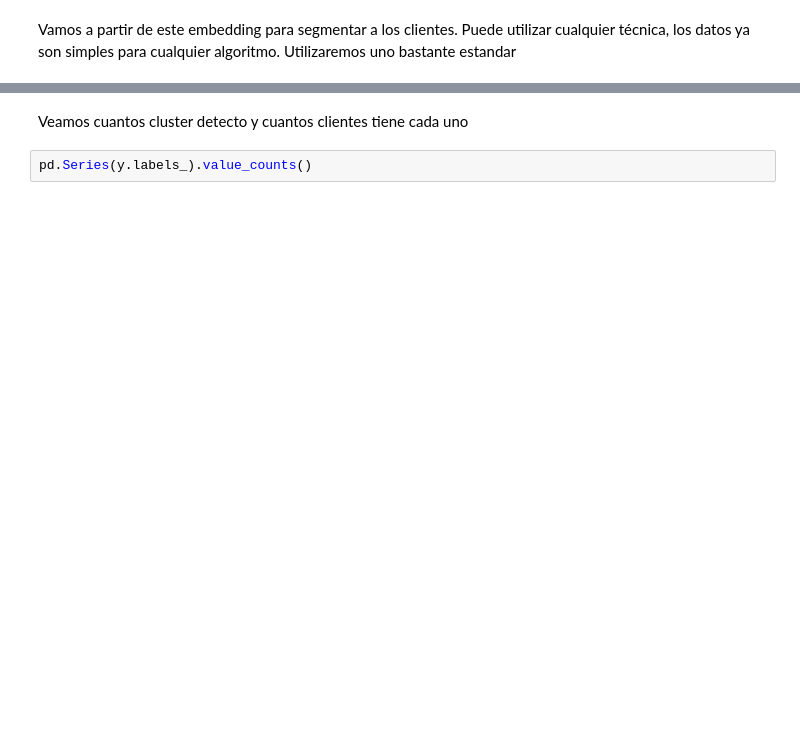
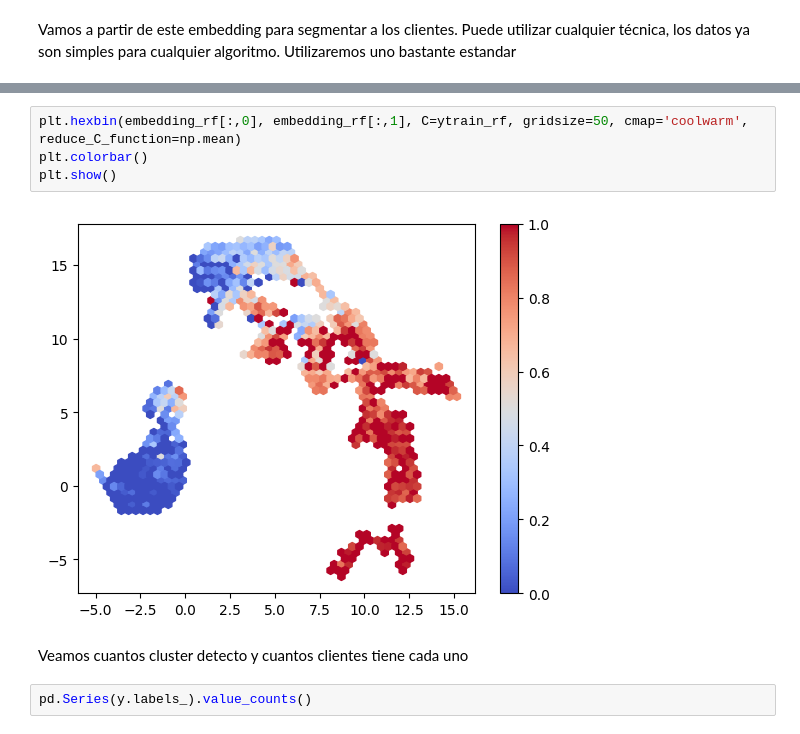
Before and after one commit to dmecoyfin/dmeyf2024, a Jupyter notebook: src/Competencia_1/Segmentacion.ipynb, the cells around one changed output, grey strips where cells are left out. Drawn from its saved outputs; the diff is of its cells as text; blank space fills up the shorter version.

```diff
--- a/src/Competencia_1/Segmentacion.ipynb
+++ b/src/Competencia_1/Segmentacion.ipynb
@@ -412,3 +450,9 @@ plt.show()
+# %%
+plt.hexbin(embedding_rf[:,0], embedding_rf[:,1], C=ytrain_rf, gridsize=50, cmap='coolwarm', reduce_C_function=np.mean)
+plt.colorbar()
+plt.show()
+# %% [output]
+[figure, added]
 # %% [markdown]
 Veamos cuantos cluster detecto y cuantos clientes tiene cada uno
 # %%
```
Also changed, not shown: parts of 40 cells of this notebook, 1 other file.
